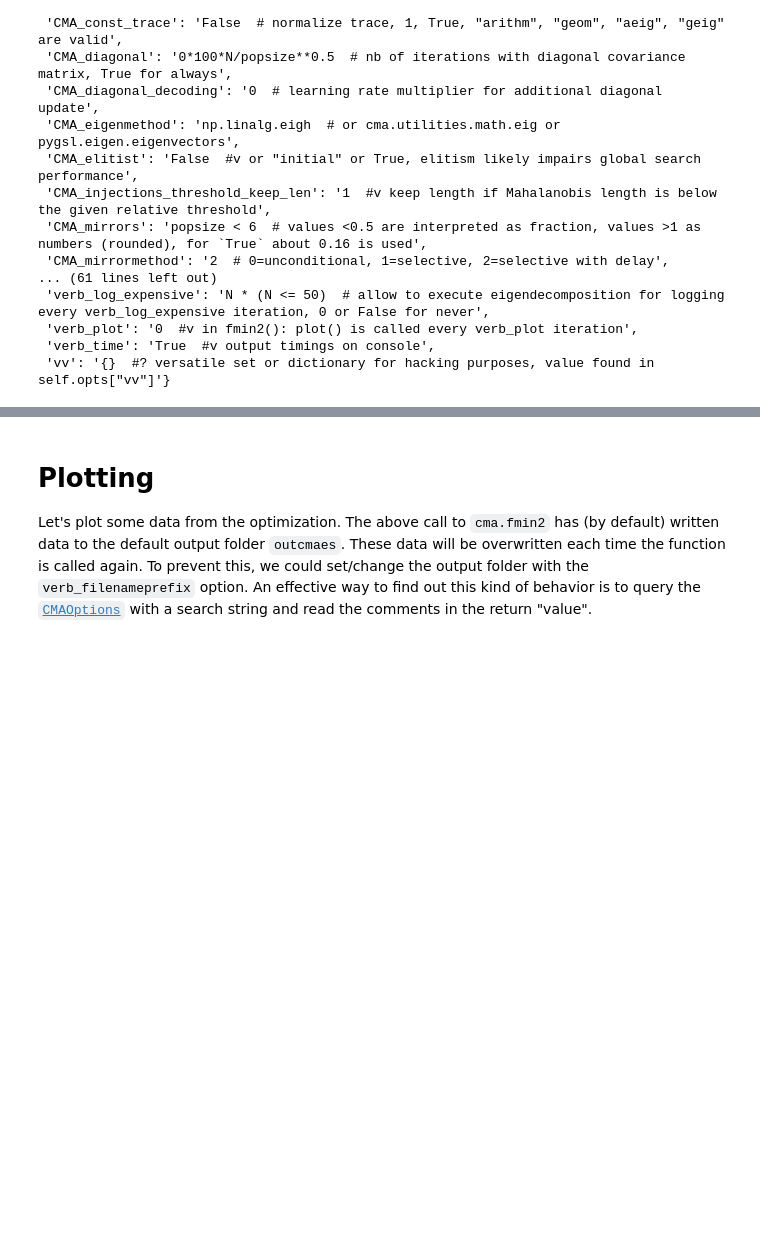
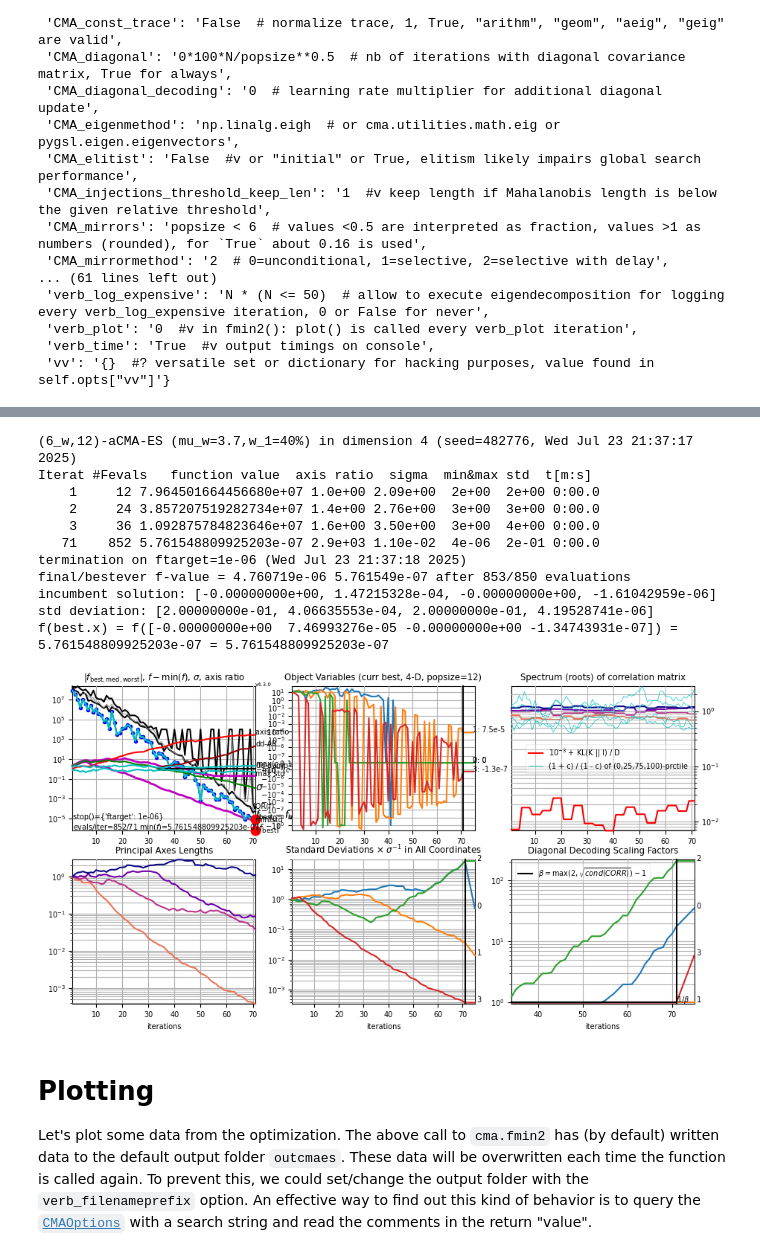
Before and after one commit to CMA-ES/pycma, a Jupyter notebook: notebooks/notebook-usecases-basics.ipynb, the cells around one changed output, grey strips where cells are left out. Drawn from its saved outputs; the diff is of its cells as text; code cells hidden in the pictures; blank space fills up the shorter version.

```diff
--- a/notebooks/notebook-usecases-basics.ipynb
+++ b/notebooks/notebook-usecases-basics.ipynb
@@ -89,3 +92,21 @@ To run the code entirely quietly, for example for benchmarking or in final produ
+# %%
+x, es = cma.fmin2(cma.ff.elli, 4 * [12], 2,
+                  {'integer_variables':[0, 2], 'ftarget':1e-6})
+print('f(best.x) = f({0}) = {1} = {2}'.format(es.best.x, es.best.f, cma.ff.elli(es.best.x)))
+es.plot(xsemilog=True);
+# %% [output]
+(6_w,12)-aCMA-ES (mu_w=3.7,w_1=40%) in dimension 4 (seed=482776, Wed Jul 23 21:37:17 2025)
+Iterat #Fevals   function value  axis ratio  sigma  min&max std  t[m:s]
+    1     12 7.964501664456680e+07 1.0e+00 2.09e+00  2e+00  2e+00 0:00.0
+    2     24 3.857207519282734e+07 1.4e+00 2.76e+00  3e+00  3e+00 0:00.0
+    3     36 1.092875784823646e+07 1.6e+00 3.50e+00  3e+00  4e+00 0:00.0
+   71    852 5.761548809925203e-07 2.9e+03 1.10e-02  4e-06  2e-01 0:00.0
+termination on ftarget=1e-06 (Wed Jul 23 21:37:18 2025)
+final/bestever f-value = 4.760719e-06 5.761549e-07 after 853/850 evaluations
+incumbent solution: [-0.00000000e+00, 1.47215328e-04, -0.00000000e+00, -1.61042959e-06]
+std deviation: [2.00000000e-01, 4.06635553e-04, 2.00000000e-01, 4.19528741e-06]
+f(best.x) = f([-0.00000000e+00  7.46993276e-05 -0.00000000e+00 -1.34743931e-07]) = 5.761548809925203e-07 = 5.761548809925203e-07
+[figure, added]
 # %% [markdown]
 # Plotting
 Let's plot some data from the optimization. The above call to `cma.fmin2` has (by default) written data to the default output folder `outcmaes`. These data will be overwritten each time the function is called again. To prevent this, we could set/change the output folder with the `verb_filenameprefix` option. An effective way to find out this kind of behavior is to query the [`CMAOptions`](https://cma-es.github.io/apidocs-pycma/cma.evolution_strategy.CMAOptions.html) with a search string and read the comments in the return "value".
```
Also changed, not shown: parts of 19 cells of this notebook.
